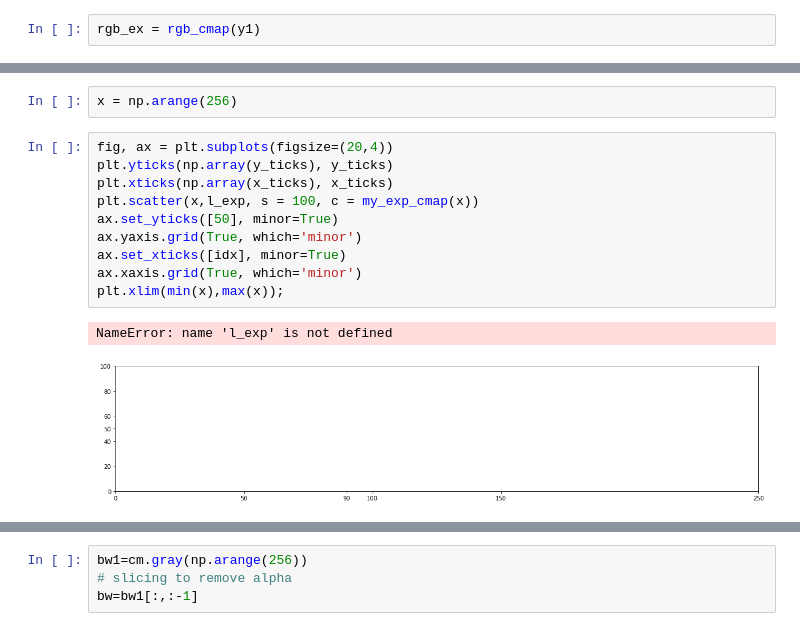
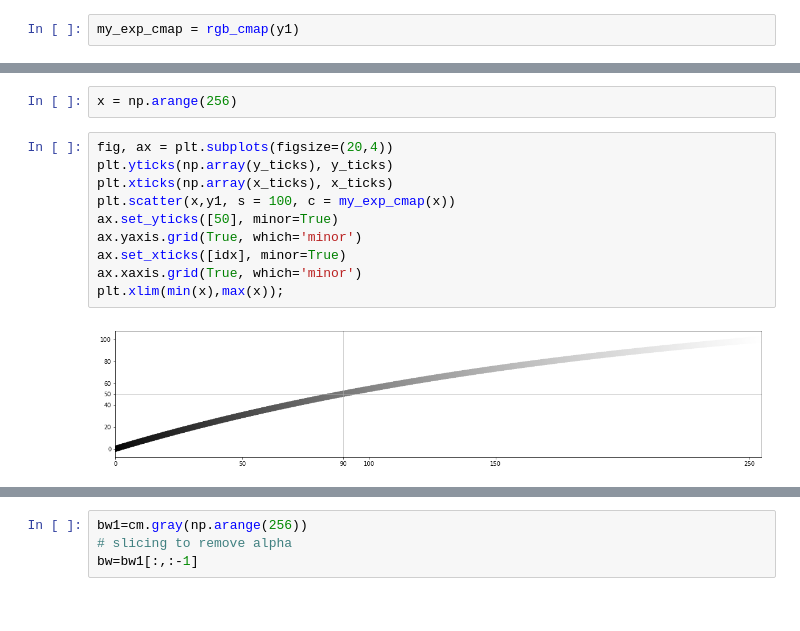
Before and after one commit to mycarta/Reproducing-exponential-grayscale-cmap, a Jupyter notebook: How to make exponetial grayscale.ipynb, the cells around one changed output, grey strips where cells are left out. Cells and saved outputs as stored; diff of their text form.

```diff
--- a/How to make exponetial grayscale.ipynb
+++ b/How to make exponetial grayscale.ipynb
@@ -86,7 +89,7 @@ def rgb_cmap(y):
 x = np.linspace(0,255,256)
 y1 = expo(x,0.005,2.5)
 # %%
-rgb_ex = rgb_cmap(y1)
+my_exp_cmap = rgb_cmap(y1)
 # %% [markdown]
 #### FIND INDEX OF ELEMENT IN ARRAY CLOSEST TO SPECIFIED VALUE
 http://www.scicoder.org/2011/12/getting-the-index-of-an-item-in-a-list/
@@ -105,16 +108,15 @@ x = np.arange(256)
 # %%
 fig, ax = plt.subplots(figsize=(20,4))
 plt.yticks(np.array(y_ticks), y_ticks)
 plt.xticks(np.array(x_ticks), x_ticks)
-plt.scatter(x,l_exp, s = 100, c = my_exp_cmap(x))
+plt.scatter(x,y1, s = 100, c = my_exp_cmap(x))
 ax.set_yticks([50], minor=True)
 ax.yaxis.grid(True, which='minor')
 ax.set_xticks([idx], minor=True)
 ax.xaxis.grid(True, which='minor')
 plt.xlim(min(x),max(x));
 # %% [output]
-NameError: name 'l_exp' is not defined
-[figure, old version]
+[figure, new version]
 # %%
 fig, ax = plt.subplots(figsize=(20,4))
 plt.imshow(rgb_exponential256, aspect=0.18)
```
Also changed, not shown: parts of 13 cells of this notebook.
